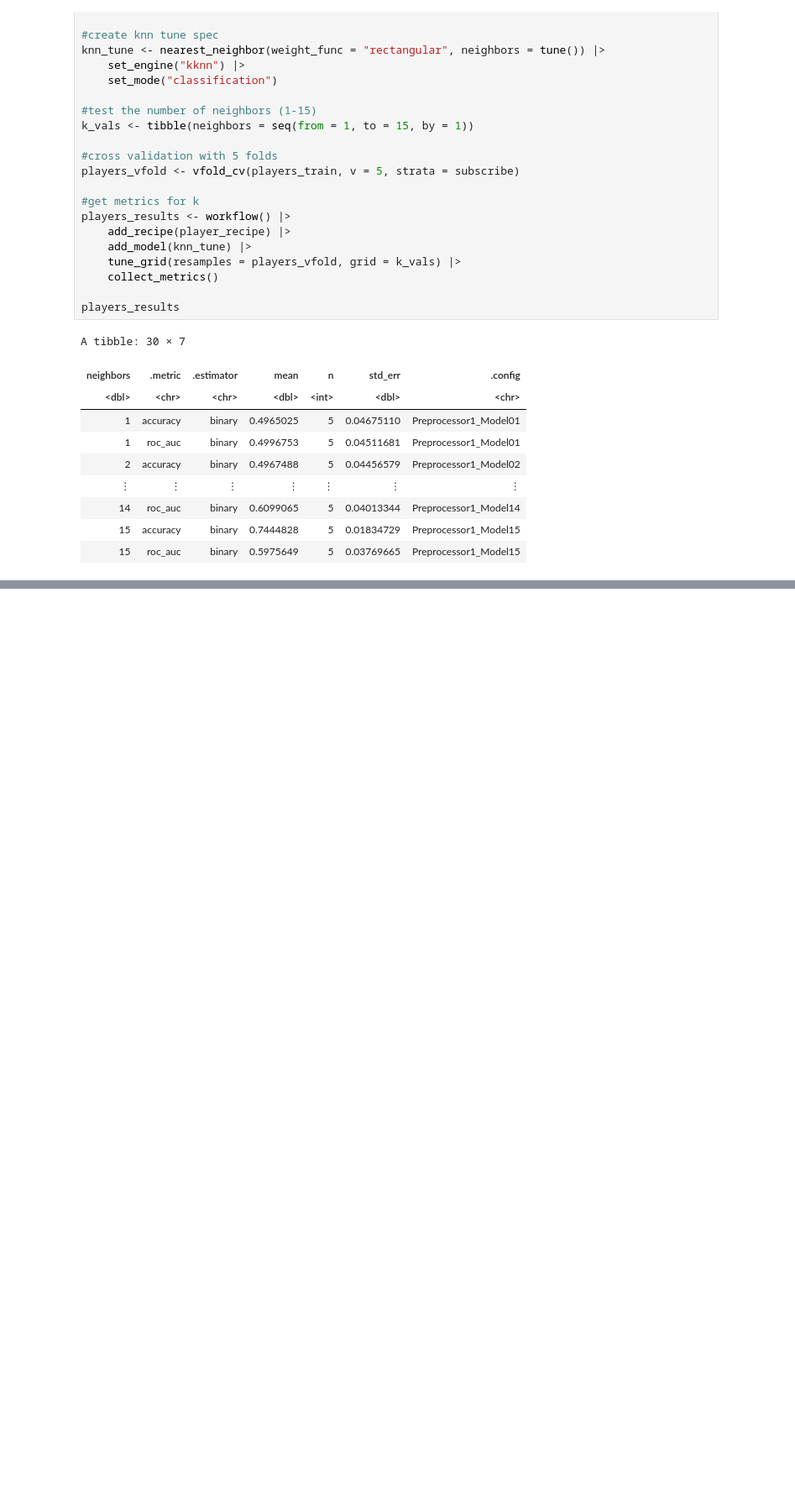
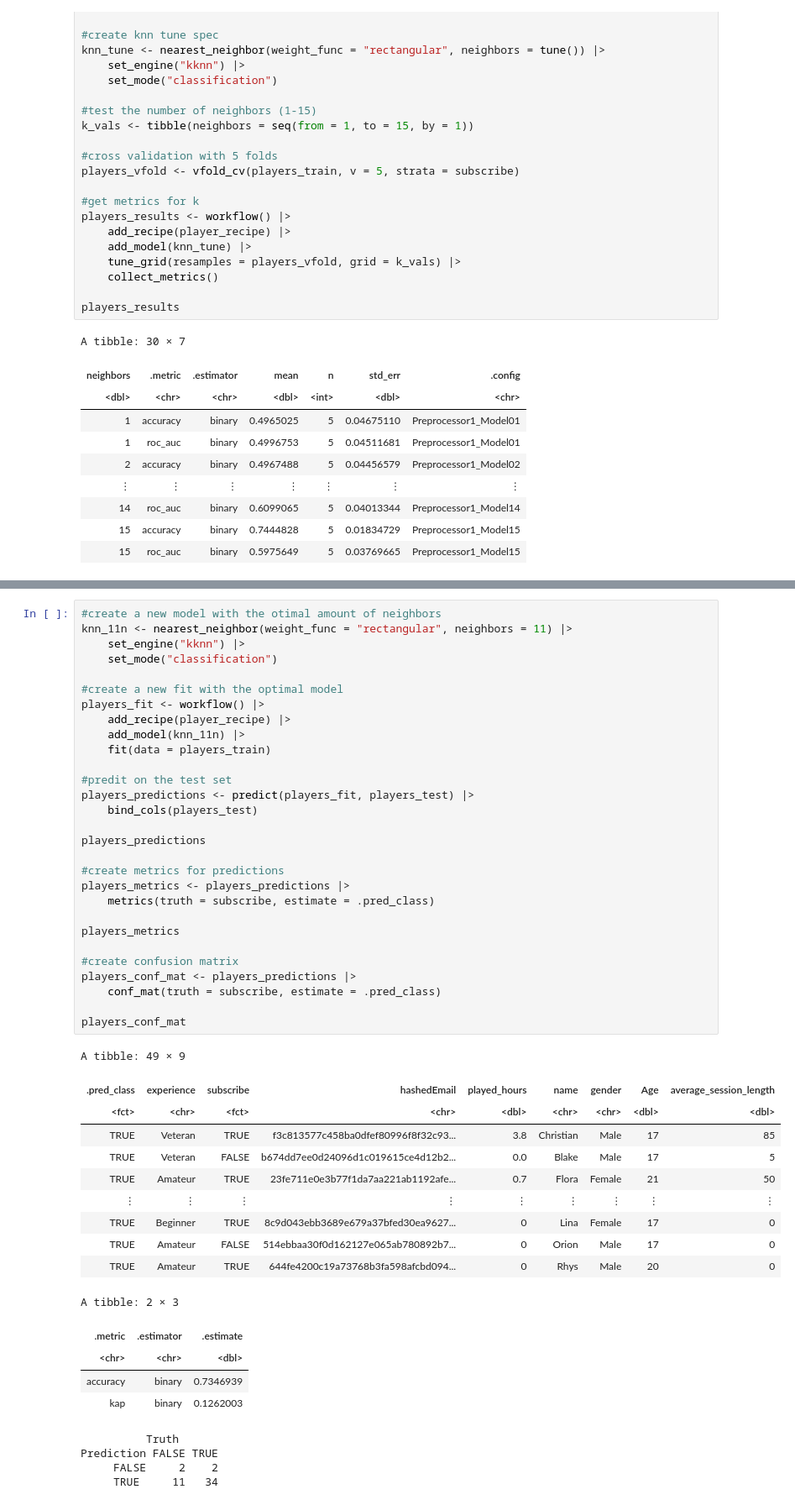
Before and after one commit to CSof-student/DSCI100_GROUP_25_PROJECT, a Jupyter notebook: project_report.ipynb, the cells around one changed output, grey strips where cells are left out. Shown at 84% size. Drawn from its saved outputs; the diff is of its cells as text; blank space fills up the shorter version.

```diff
--- a/project_report.ipynb
+++ b/project_report.ipynb
@@ -338,0 +343,49 @@ accuracy_plot
+# %%
+#create a new model with the otimal amount of neighbors
+knn_11n <- nearest_neighbor(weight_func = "rectangular", neighbors = 11) |>
+    set_engine("kknn") |>
+    set_mode("classification")
+
+#create a new fit with the optimal model
+players_fit <- workflow() |>
+    add_recipe(player_recipe) |>
+    add_model(knn_11n) |>
+    fit(data = players_train)
+
+#predit on the test set
+players_predictions <- predict(players_fit, players_test) |>
+    bind_cols(players_test)
+
+players_predictions
+
+#create metrics for predictions
+players_metrics <- players_predictions |>
+    metrics(truth = subscribe, estimate = .pred_class)
+
+players_metrics
+
+#create confusion matrix
+players_conf_mat <- players_predictions |>
+    conf_mat(truth = subscribe, estimate = .pred_class)
+
+players_conf_mat
+# %% [output]
+A tibble: 49 × 9
+| .pred_class | experience | subscribe | hashedEmail | played_hours | name | gender | Age | average_session_length |
+| <fct> | <chr> | <fct> | <chr> | <dbl> | <chr> | <chr> | <dbl> | <dbl> |
+| TRUE | Veteran | TRUE | f3c813577c458ba0dfef80996f8f32c93... | 3.8 | Christian | Male | 17 | 85 |
+| TRUE | Veteran | FALSE | b674dd7ee0d24096d1c019615ce4d12b2... | 0.0 | Blake | Male | 17 | 5 |
+| TRUE | Amateur | TRUE | 23fe711e0e3b77f1da7aa221ab1192afe... | 0.7 | Flora | Female | 21 | 50 |
+| ⋮ | ⋮ | ⋮ | ⋮ | ⋮ | ⋮ | ⋮ | ⋮ | ⋮ |
+| TRUE | Beginner | TRUE | 8c9d043ebb3689e679a37bfed30ea9627... | 0 | Lina | Female | 17 | 0 |
+| TRUE | Amateur | FALSE | 514ebbaa30f0d162127e065ab780892b7... | 0 | Orion | Male | 17 | 0 |
+| TRUE | Amateur | TRUE | 644fe4200c19a73768b3fa598afcbd094... | 0 | Rhys | Male | 20 | 0 |
+A tibble: 2 × 3
+| .metric | .estimator | .estimate |
+| <chr> | <chr> | <dbl> |
+| accuracy | binary | 0.7346939 |
+| kap | binary | 0.1262003 |
+          Truth
+Prediction FALSE TRUE
+     FALSE     2    2
+     TRUE     11   34
```
Also changed, not shown: parts of 3 cells of this notebook.
